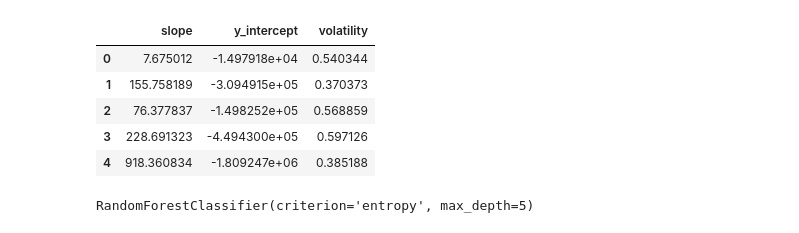
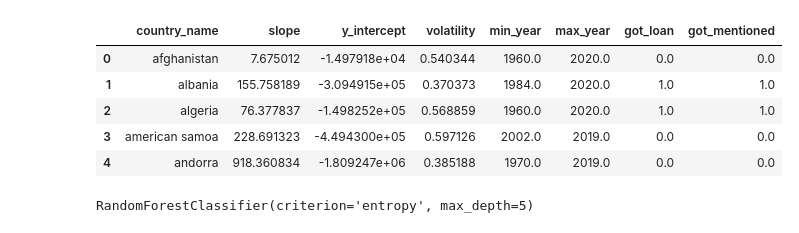
Before and after one commit to DoctorBomb/Qarik-Team-Bear, a Jupyter notebook: gdp_analysis/gdp_model_prediction.ipynb, the cells around one changed output. Cells and saved outputs as stored; diff of their text form; code cells hidden in the pictures.

Commit message:
got_loan predictor

```diff
--- a/gdp_analysis/gdp_model_prediction.ipynb
+++ b/gdp_analysis/gdp_model_prediction.ipynb
@@ -10,14 +10,14 @@ X = gdp_df.loc[:,['slope', 'y_intercept', 'volatility']]
 y = gdp_df.loc[:, 'got_loan']
 #y = gdp_df.loc[:, 'got_mentioned']
 # %%
-X.head()
+gdp_df.head()
 # %% [output]
-|  | slope | y_intercept | volatility |
-| 0 | 7.675012 | -1.497918e+04 | 0.540344 |
-| 1 | 155.758189 | -3.094915e+05 | 0.370373 |
-| 2 | 76.377837 | -1.498252e+05 | 0.568859 |
-| 3 | 228.691323 | -4.494300e+05 | 0.597126 |
-| 4 | 918.360834 | -1.809247e+06 | 0.385188 |
+|  | country_name | slope | y_intercept | volatility | min_year | max_year | got_loan | got_mentioned |
+| 0 | afghanistan | 7.675012 | -1.497918e+04 | 0.540344 | 1960.0 | 2020.0 | 0.0 | 0.0 |
+| 1 | albania | 155.758189 | -3.094915e+05 | 0.370373 | 1984.0 | 2020.0 | 1.0 | 1.0 |
+| 2 | algeria | 76.377837 | -1.498252e+05 | 0.568859 | 1960.0 | 2020.0 | 1.0 | 1.0 |
+| 3 | american samoa | 228.691323 | -4.494300e+05 | 0.597126 | 2002.0 | 2019.0 | 0.0 | 0.0 |
+| 4 | andorra | 918.360834 | -1.809247e+06 | 0.385188 | 1970.0 | 2019.0 | 0.0 | 0.0 |
 # %%
 from sklearn.model_selection import train_test_split
 X_train, X_test, y_train, y_test = train_test_split(X,y, stratify = y, test_size = 0.2, shuffle = True)
```
Also changed, not shown: parts of 14 cells of this notebook, 1 other file.
